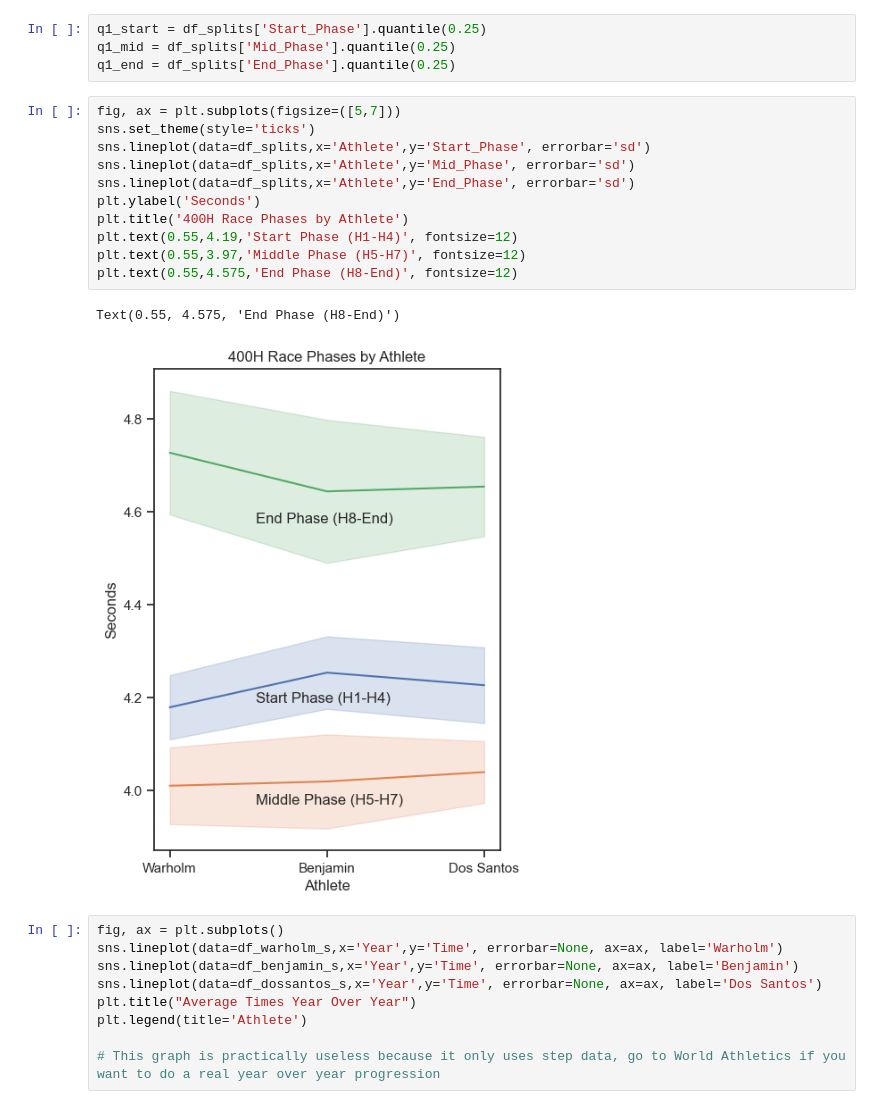
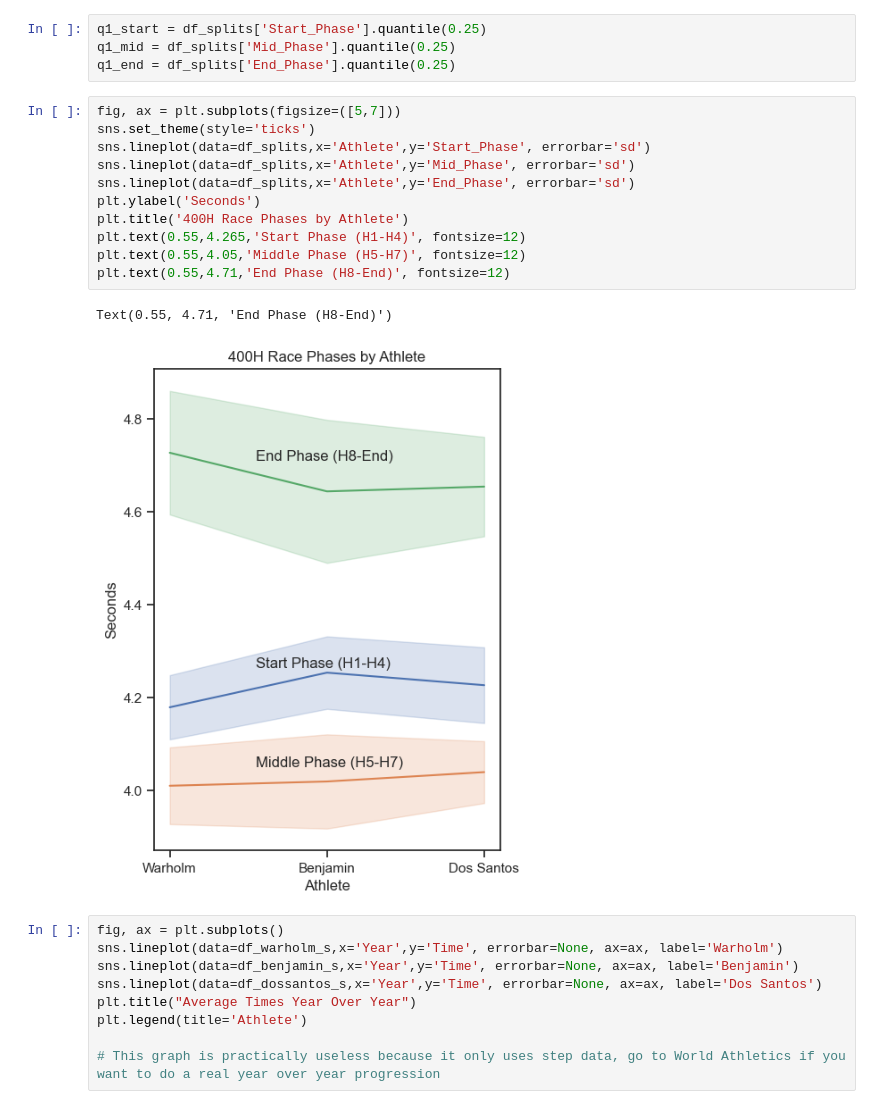
Before and after one commit to emeraldEAGLE888/Hurdles_Analysis, a Jupyter notebook: HurdleCentral.ipynb, the cells around one changed output. Cells and saved outputs as stored; diff of their text form.

Commit message:
Cleaned graph

```diff
--- a/HurdleCentral.ipynb
+++ b/HurdleCentral.ipynb
@@ -35,17 +35,17 @@ q1_end = df_splits['End_Phase'].quantile(0.25)
 # %%
 fig, ax = plt.subplots(figsize=([5,7]))
 sns.set_theme(style='ticks')
 sns.lineplot(data=df_splits,x='Athlete',y='Start_Phase', errorbar='sd')
 sns.lineplot(data=df_splits,x='Athlete',y='Mid_Phase', errorbar='sd')
 sns.lineplot(data=df_splits,x='Athlete',y='End_Phase', errorbar='sd')
 plt.ylabel('Seconds')
 plt.title('400H Race Phases by Athlete')
-plt.text(0.55,4.19,'Start Phase (H1-H4)', fontsize=12)
-plt.text(0.55,3.97,'Middle Phase (H5-H7)', fontsize=12)
-plt.text(0.55,4.575,'End Phase (H8-End)', fontsize=12)
+plt.text(0.55,4.265,'Start Phase (H1-H4)', fontsize=12)
+plt.text(0.55,4.05,'Middle Phase (H5-H7)', fontsize=12)
+plt.text(0.55,4.71,'End Phase (H8-End)', fontsize=12)
 # %% [output]
-Text(0.55, 4.575, 'End Phase (H8-End)')
+Text(0.55, 4.71, 'End Phase (H8-End)')
-[figure, old version]
+[figure, new version]
 # %%
 fig, ax = plt.subplots()
 sns.lineplot(data=df_warholm_s,x='Year',y='Time', errorbar=None, ax=ax, label='Warholm')
```
